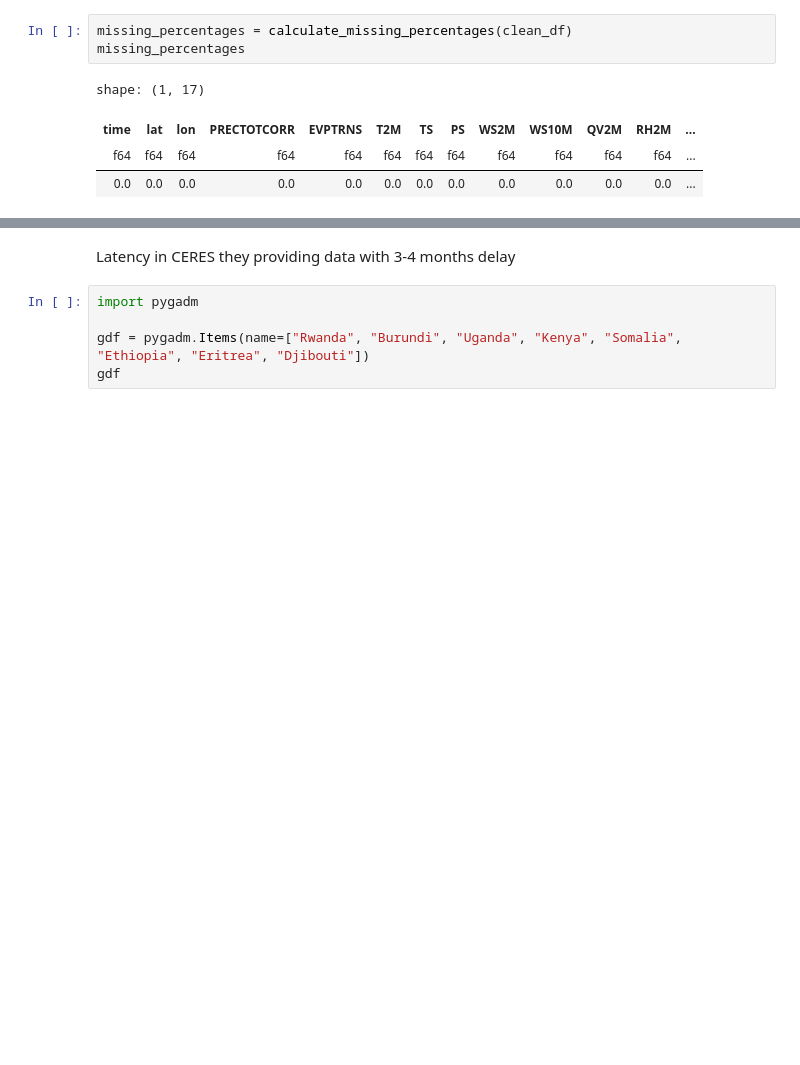
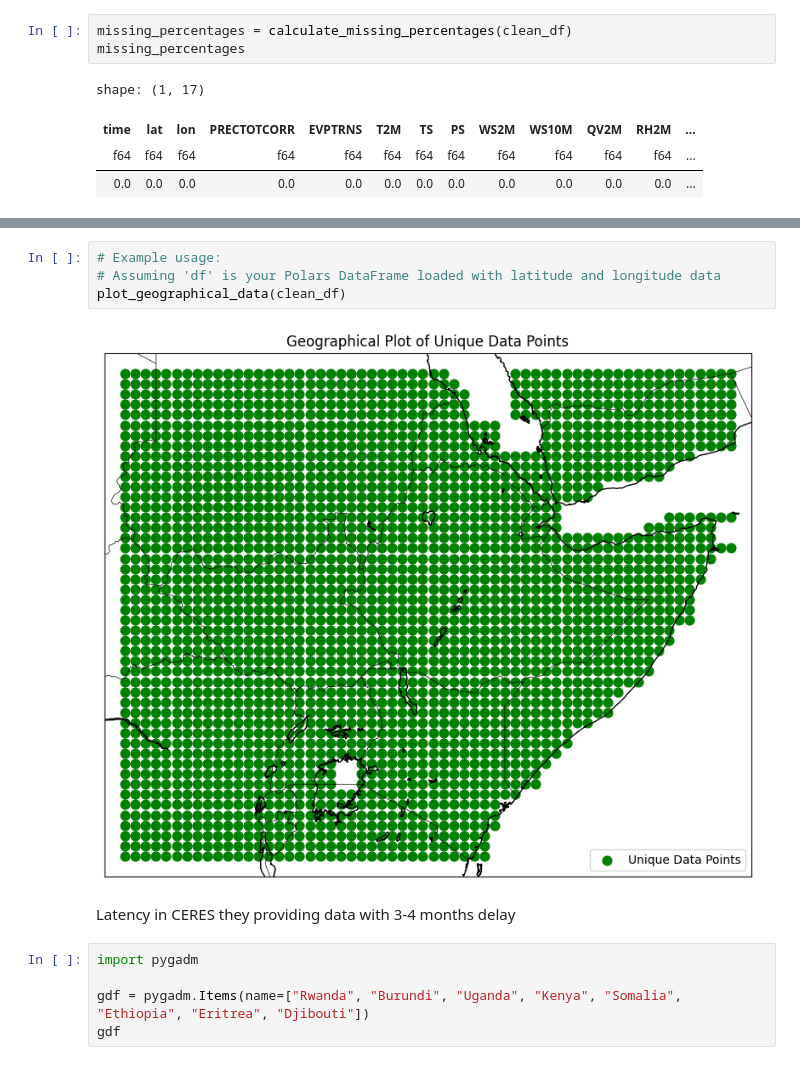
Before and after one commit to AdamPrzychodniPrivate/soil-water-forecasting, a Jupyter notebook: ml-modeling-pipeline/notebooks/2. data_preprocessing.ipynb, the cells around one changed output, grey strips where cells are left out. Drawn from its saved outputs; the diff is of its cells as text; blank space fills up the shorter version.

Commit message:
update 2. data_processing.ipynb

```diff
--- a/ml-modeling-pipeline/notebooks/2. data_preprocessing.ipynb
+++ b/ml-modeling-pipeline/notebooks/2. data_preprocessing.ipynb
@@ -203,3 +235,9 @@ visualize_regions_polars(clean_df)
+# %%
+# Example usage:
+# Assuming 'df' is your Polars DataFrame loaded with latitude and longitude data
+plot_geographical_data(clean_df)
+# %% [output]
+[figure, added]
 # %% [markdown]
 Latency in CERES they providing data with 3-4 months delay
 # %%
```
Also changed, not shown: parts of 21 cells of this notebook.
